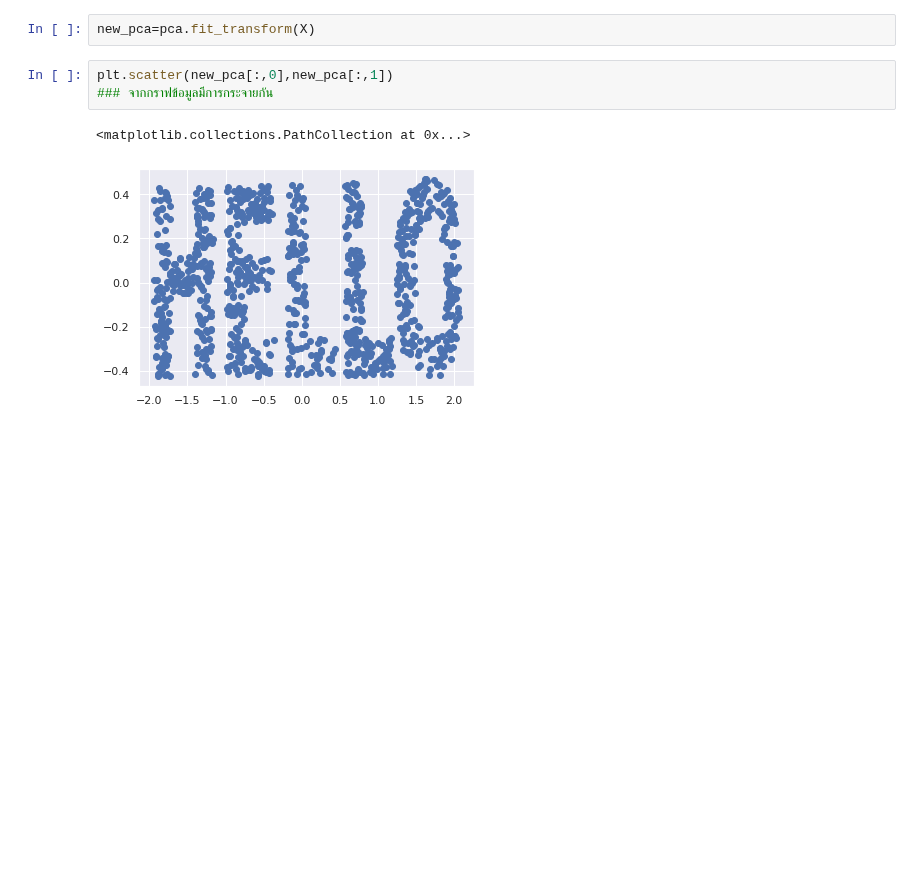
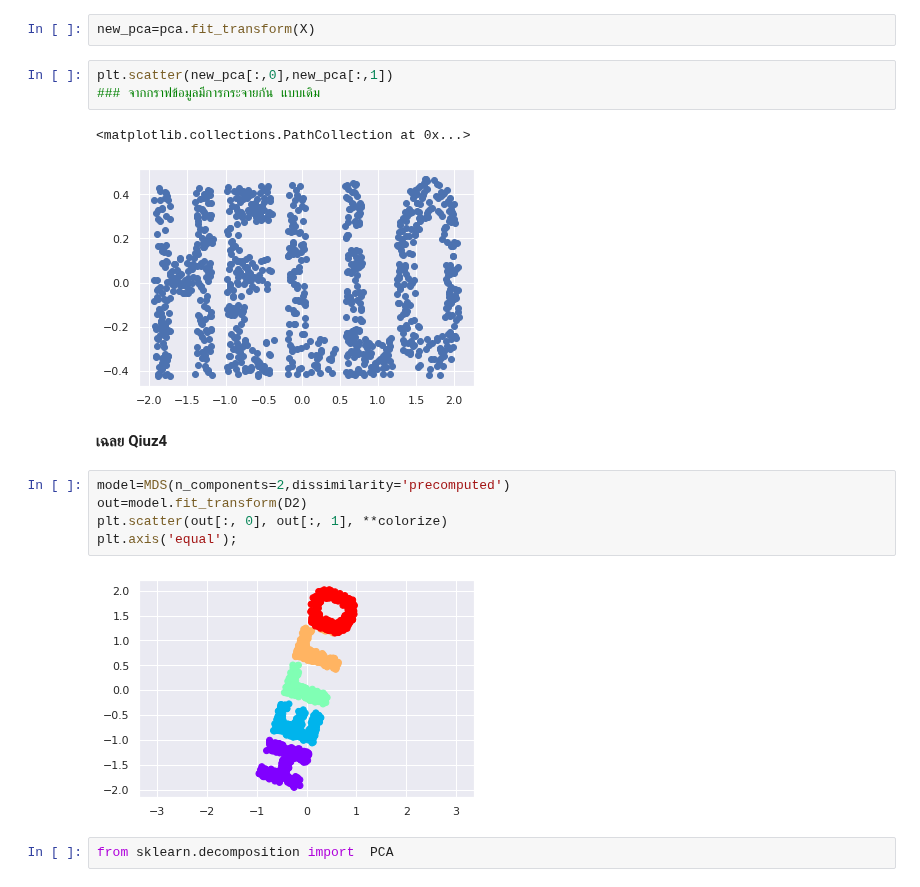
Before and after one commit to kittimaxz/multivariate, a Jupyter notebook: Chapter_4_MDS.ipynb, the cells around one changed output. Drawn from its saved outputs; the diff is of its cells as text; blank space fills up the shorter version.

Commit message:
เฉลย Qiuz4

```diff
--- a/Chapter_4_MDS.ipynb
+++ b/Chapter_4_MDS.ipynb
@@ -250,7 +250,18 @@ pca=PCA(n_components=2)
 new_pca=pca.fit_transform(X)
 # %%
 plt.scatter(new_pca[:,0],new_pca[:,1])
-### จากกราฟข้อมูลมีการกระจายกัน
+### จากกราฟข้อมูลมีการกระจายกัน แบบเดิม
 # %% [output]
 <matplotlib.collections.PathCollection at 0x...>
 [figure]
+# %% [markdown]
+**เฉลย Qiuz4**
+# %%
+model=MDS(n_components=2,dissimilarity='precomputed')
+out=model.fit_transform(D2)
+plt.scatter(out[:, 0], out[:, 1], **colorize)
+plt.axis('equal');
+# %% [output]
+[figure, added]
+# %%
+from sklearn.decomposition import  PCA
```
Also changed, not shown: parts of 1 cell of this notebook.
